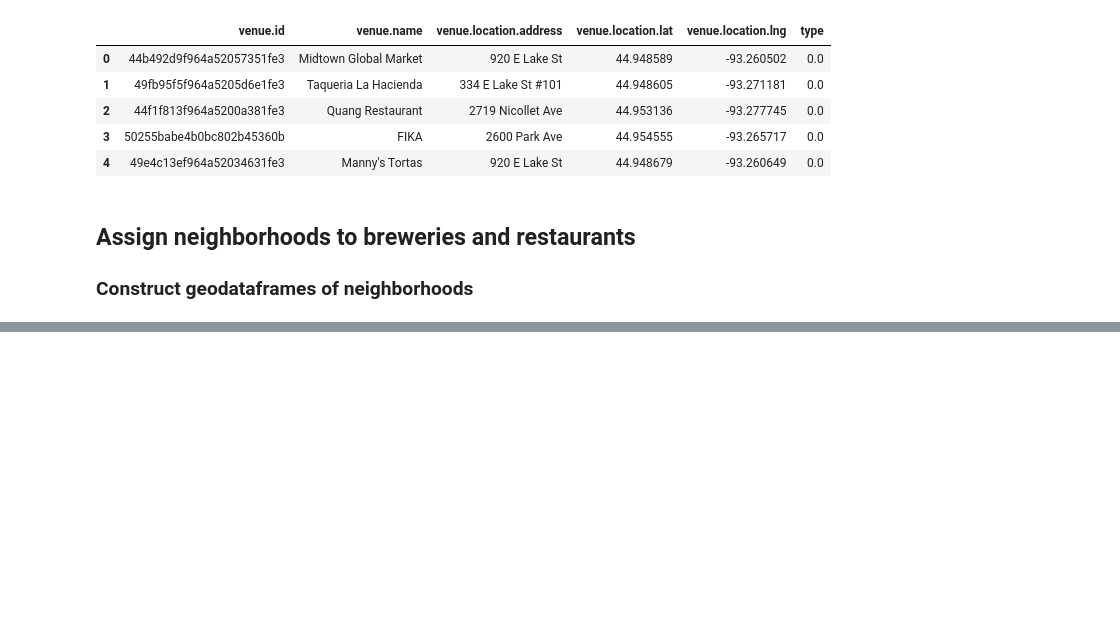
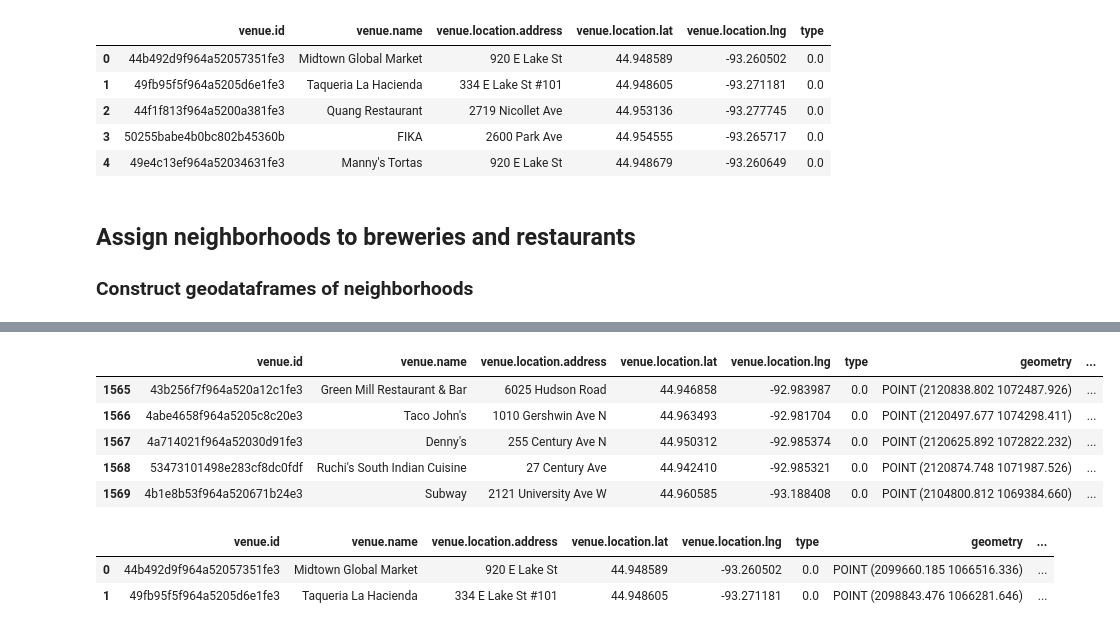
Before and after one commit to no50free/Twin_Cities_Cluster_Analysis, a Jupyter notebook: Capstone Cleaned.ipynb, the cells around one changed output, grey strips where cells are left out. Drawn from its saved outputs; the diff is of its cells as text; code cells hidden in the pictures; blank space fills up the shorter version.

```diff
--- a/Capstone Cleaned.ipynb
+++ b/Capstone Cleaned.ipynb
@@ -428,0 +473,15 @@ tc_geo.tail()
+# %%
+df_food_geo.tail()
+# %% [output]
+|  | venue.id | venue.name | venue.location.address | venue.location.lat | venue.location.lng | type | geometry | ... |
+| 1565 | 43b256f7f964a520a12c1fe3 | Green Mill Restaurant & Bar | 6025 Hudson Road | 44.946858 | -92.983987 | 0.0 | POINT (2120838.802 1072487.926) | ... |
+| 1566 | 4abe4658f964a5205c8c20e3 | Taco John's | 1010 Gershwin Ave N | 44.963493 | -92.981704 | 0.0 | POINT (2120497.677 1074298.411) | ... |
+| 1567 | 4a714021f964a52030d91fe3 | Denny's | 255 Century Ave N | 44.950312 | -92.985374 | 0.0 | POINT (2120625.892 1072822.232) | ... |
+| 1568 | 53473101498e283cf8dc0fdf | Ruchi's South Indian Cuisine | 27 Century Ave | 44.942410 | -92.985321 | 0.0 | POINT (2120874.748 1071987.526) | ... |
+| 1569 | 4b1e8b53f964a520671b24e3 | Subway | 2121 University Ave W | 44.960585 | -93.188408 | 0.0 | POINT (2104800.812 1069384.660) | ... |
+# %%
+df_food_geo.head(2)
+# %% [output]
+|  | venue.id | venue.name | venue.location.address | venue.location.lat | venue.location.lng | type | geometry | ... |
+| 0 | 44b492d9f964a52057351fe3 | Midtown Global Market | 920 E Lake St | 44.948589 | -93.260502 | 0.0 | POINT (2099660.185 1066516.336) | ... |
+| 1 | 49fb95f5f964a5205d6e1fe3 | Taqueria La Hacienda | 334 E Lake St #101 | 44.948605 | -93.271181 | 0.0 | POINT (2098843.476 1066281.646) | ... |
```
Also changed, not shown: parts of 16 cells of this notebook.
